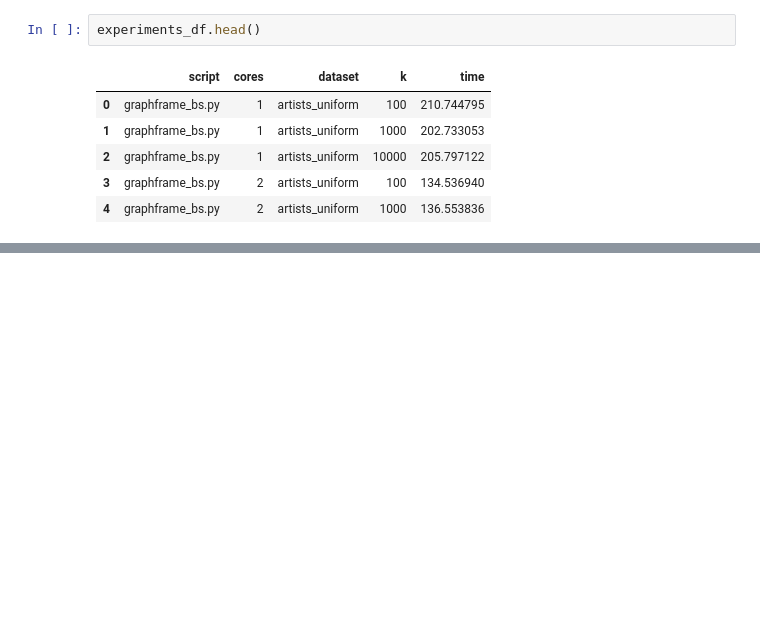
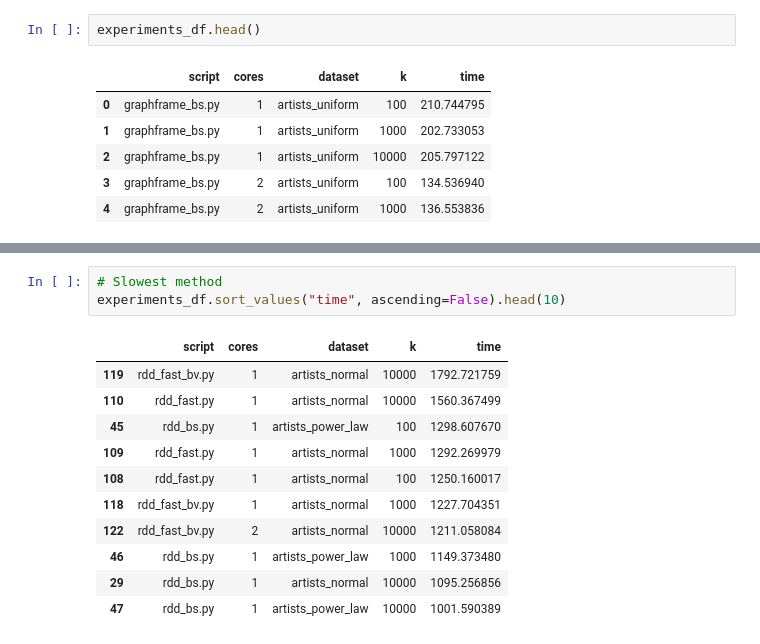
Before and after one commit to papaemman/Mining-of-Massive-Datasets-AUTh, a Jupyter notebook: notebooks/EDA_graph_data.ipynb, the cells around one changed output, grey strips where cells are left out. Cells and saved outputs as stored; diff of their text form; blank space fills up the shorter version.

```diff
--- a/notebooks/EDA_graph_data.ipynb
+++ b/notebooks/EDA_graph_data.ipynb
@@ -245,0 +297,15 @@ experiments_df[experiments_df["dataset"]=="artists_uniform"]
+# %%
+# Slowest method
+experiments_df.sort_values("time", ascending=False).head(10)
+# %% [output]
+|  | script | cores | dataset | k | time |
+| 119 | rdd_fast_bv.py | 1 | artists_normal | 10000 | 1792.721759 |
+| 110 | rdd_fast.py | 1 | artists_normal | 10000 | 1560.367499 |
+| 45 | rdd_bs.py | 1 | artists_power_law | 100 | 1298.607670 |
+| 109 | rdd_fast.py | 1 | artists_normal | 1000 | 1292.269979 |
+| 108 | rdd_fast.py | 1 | artists_normal | 100 | 1250.160017 |
+| 118 | rdd_fast_bv.py | 1 | artists_normal | 1000 | 1227.704351 |
+| 122 | rdd_fast_bv.py | 2 | artists_normal | 10000 | 1211.058084 |
+| 46 | rdd_bs.py | 1 | artists_power_law | 1000 | 1149.373480 |
+| 29 | rdd_bs.py | 1 | artists_normal | 10000 | 1095.256856 |
+| 47 | rdd_bs.py | 1 | artists_power_law | 10000 | 1001.590389 |
```
Also changed, not shown: parts of 17 cells of this notebook, 11 other files.
